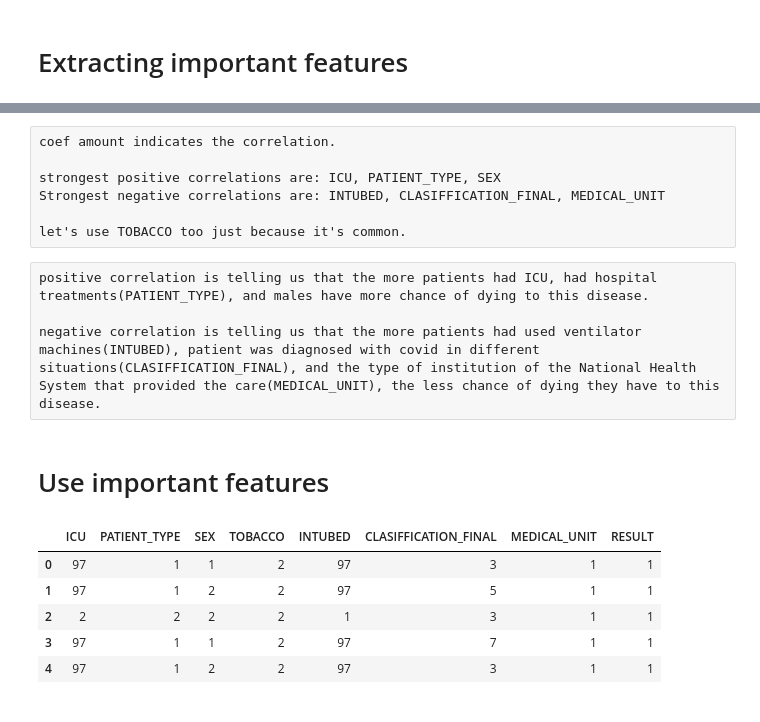
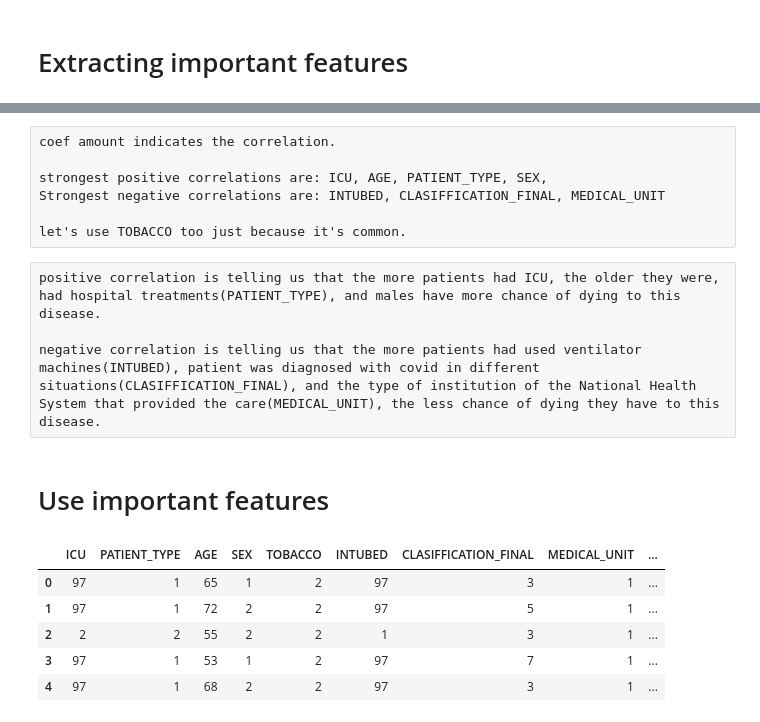
Before and after one commit to OmidAfzali02/COVID-19-study, a Jupyter notebook: Data Study.ipynb, the cells around one changed output, grey strips where cells are left out. Cells and saved outputs as stored; diff of their text form; code cells hidden in the pictures.

```diff
--- a/Data Study.ipynb
+++ b/Data Study.ipynb
@@ -186,25 +186,25 @@ Notes:
 # %% [raw]
 coef amount indicates the correlation.
 
-strongest positive correlations are: ICU, PATIENT_TYPE, SEX
+strongest positive correlations are: ICU, AGE, PATIENT_TYPE, SEX,
 Strongest negative correlations are: INTUBED, CLASIFFICATION_FINAL, MEDICAL_UNIT
 
 let's use TOBACCO too just because it's common.
 # %% [raw]
-positive correlation is telling us that the more patients had ICU, had hospital treatments(PATIENT_TYPE), and males have more chance of dying to this disease.
+positive correlation is telling us that the more patients had ICU, the older they were, had hospital treatments(PATIENT_TYPE), and males have more chance of dying to this disease.
 
 negative correlation is telling us that the more patients had used ventilator machines(INTUBED), patient was diagnosed with covid in different situations(CLASIFFICATION_FINAL), and the type of institution of the National Health System that provided the care(MEDICAL_UNIT), the less chance of dying they have to this disease.
 # %% [markdown]
 # Use important features
 # %%
 # create another model with only the stronge correlations
-df_2 = df_1[['ICU', 'PATIENT_TYPE', 'SEX', 'TOBACCO','INTUBED', 'CLASIFFICATION_FINAL', 'MEDICAL_UNIT', 'RESULT']]
+df_2 = df_1[['ICU', 'PATIENT_TYPE', 'AGE', 'SEX', 'TOBACCO','INTUBED', 'CLASIFFICATION_FINAL', 'MEDICAL_UNIT', 'RESULT']]
 df_2.head()
 # %% [output]
-|  | ICU | PATIENT_TYPE | SEX | TOBACCO | INTUBED | CLASIFFICATION_FINAL | MEDICAL_UNIT | RESULT |
-| 0 | 97 | 1 | 1 | 2 | 97 | 3 | 1 | 1 |
-| 1 | 97 | 1 | 2 | 2 | 97 | 5 | 1 | 1 |
-| 2 | 2 | 2 | 2 | 2 | 1 | 3 | 1 | 1 |
-| 3 | 97 | 1 | 1 | 2 | 97 | 7 | 1 | 1 |
-| 4 | 97 | 1 | 2 | 2 | 97 | 3 | 1 | 1 |
+|  | ICU | PATIENT_TYPE | AGE | SEX | TOBACCO | INTUBED | CLASIFFICATION_FINAL | MEDICAL_UNIT | ... |
+| 0 | 97 | 1 | 65 | 1 | 2 | 97 | 3 | 1 | ... |
+| 1 | 97 | 1 | 72 | 2 | 2 | 97 | 5 | 1 | ... |
+| 2 | 2 | 2 | 55 | 2 | 2 | 1 | 3 | 1 | ... |
+| 3 | 97 | 1 | 53 | 1 | 2 | 97 | 7 | 1 | ... |
+| 4 | 97 | 1 | 68 | 2 | 2 | 97 | 3 | 1 | ... |
 # %%
```
Also changed, not shown: parts of 4 cells of this notebook.
